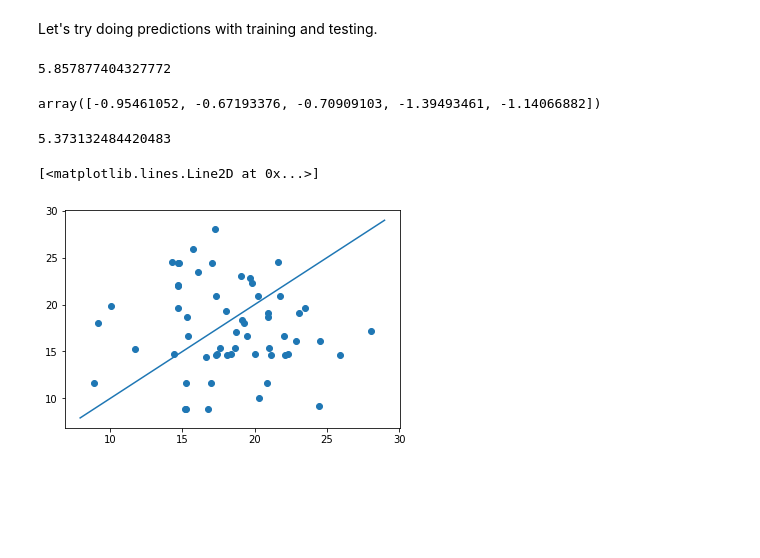
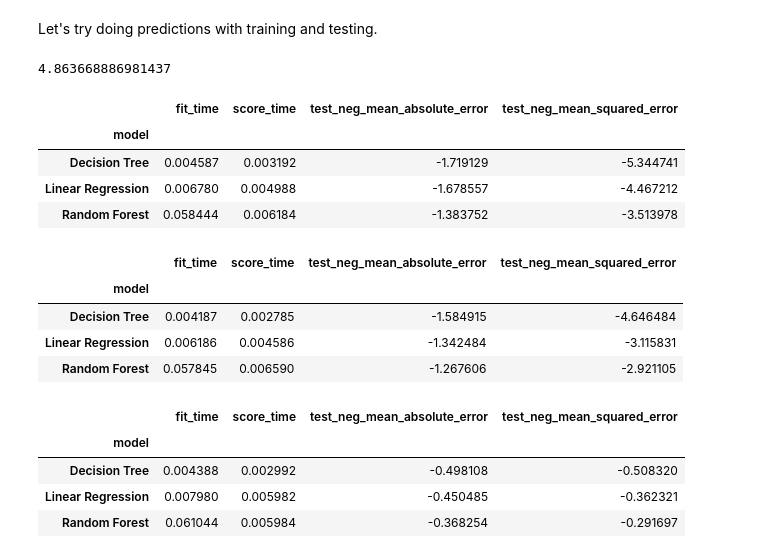
Before and after one commit to jrtran/stats131group7, a Jupyter notebook: models.ipynb, the cells around one changed output. Cells and saved outputs as stored; diff of their text form; code cells hidden in the pictures; blank space fills up the shorter version.

```diff
--- a/models.ipynb
+++ b/models.ipynb
@@ -202,26 +201,11 @@ from sklearn import metrics
 # %%
+# let's do RP48, AP48, BP48, and WS/48
 target = career_sk['PP48']
-X_train, X_test, y_train, y_test = train_test_split(combine_sk, target, test_size = 0.2)
+X_train, X_test, y_train, y_test = train_test_split(combine_sk, target, test_size = 0.25)
 mdl_obj = tree.DecisionTreeRegressor()
 # mdl_obj = linear_model.LinearRegression()
 mdl = mdl_obj.fit(X_train, y_train)
 predictions = mdl.predict(X_test)
 print(metrics.mean_absolute_error(predictions, y_test))
 # %% [output]
-5.857877404327772
+4.863668886981437
-# %%
-cross_val_score(mdl, X_train, y_train, cv = 5)
-# %% [output]
-array([-0.95461052, -0.67193376, -0.70909103, -1.39493461, -1.14066882])
-# %%
-preds = cross_val_predict(mdl, X_test, y_test, cv = 5)
-metrics.mean_absolute_error(y_test, preds)
-# %% [output]
-5.373132484420483
-# %%
-plt.scatter(y_test, preds)
-xmin, xmax = plt.gca().get_xlim()
-plt.plot(np.linspace(xmin, xmax), np.linspace(xmin, xmax))
-# %% [output]
-[<matplotlib.lines.Line2D at 0x...>]
-[figure, removed]
@@ -227,0 +231,24 @@ plt.plot(np.linspace(xmin, xmax), np.linspace(xmin, xmax))
+# %%
+mult_scorer('RP48', scoring = scoring).groupby('model').mean()
+# %% [output]
+|  | fit_time | score_time | test_neg_mean_absolute_error | test_neg_mean_squared_error |
+| model |  |  |  |  |
+| Decision Tree | 0.004587 | 0.003192 | -1.719129 | -5.344741 |
+| Linear Regression | 0.006780 | 0.004988 | -1.678557 | -4.467212 |
+| Random Forest | 0.058444 | 0.006184 | -1.383752 | -3.513978 |
+# %%
+mult_scorer('AP48', scoring = scoring).groupby('model').mean()
+# %% [output]
+|  | fit_time | score_time | test_neg_mean_absolute_error | test_neg_mean_squared_error |
+| model |  |  |  |  |
+| Decision Tree | 0.004187 | 0.002785 | -1.584915 | -4.646484 |
+| Linear Regression | 0.006186 | 0.004586 | -1.342484 | -3.115831 |
+| Random Forest | 0.057845 | 0.006590 | -1.267606 | -2.921105 |
+# %%
+mult_scorer('BP48', scoring = scoring).groupby('model').mean()
+# %% [output]
+|  | fit_time | score_time | test_neg_mean_absolute_error | test_neg_mean_squared_error |
+| model |  |  |  |  |
+| Decision Tree | 0.004388 | 0.002992 | -0.498108 | -0.508320 |
+| Linear Regression | 0.007980 | 0.005982 | -0.450485 | -0.362321 |
+| Random Forest | 0.061044 | 0.005984 | -0.368254 | -0.291697 |
```
Also changed, not shown: parts of 6 cells of this notebook.
